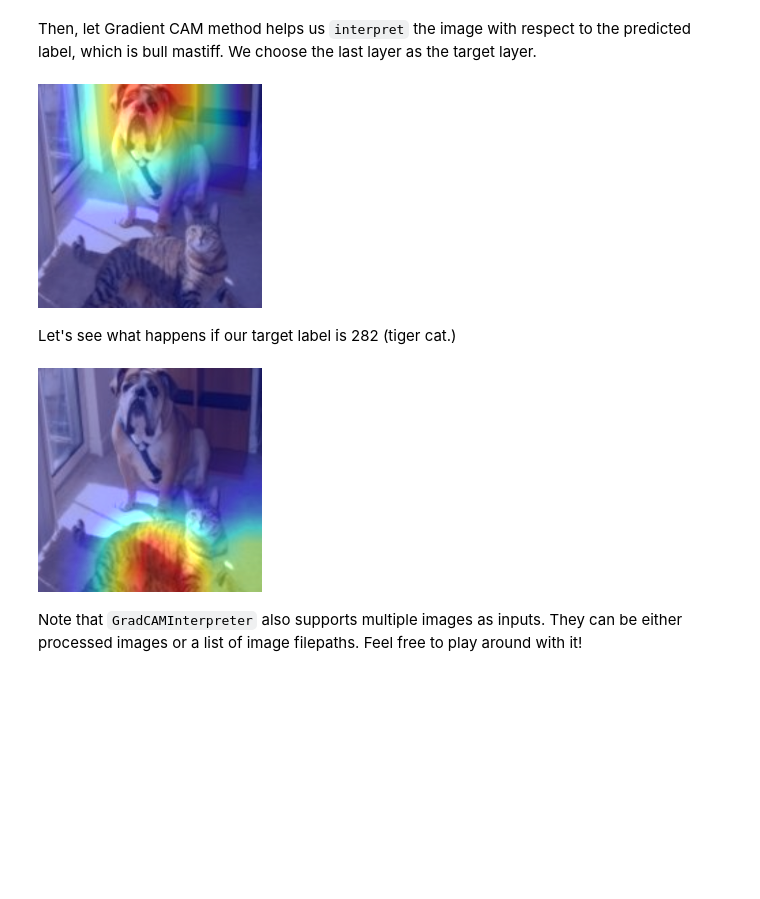
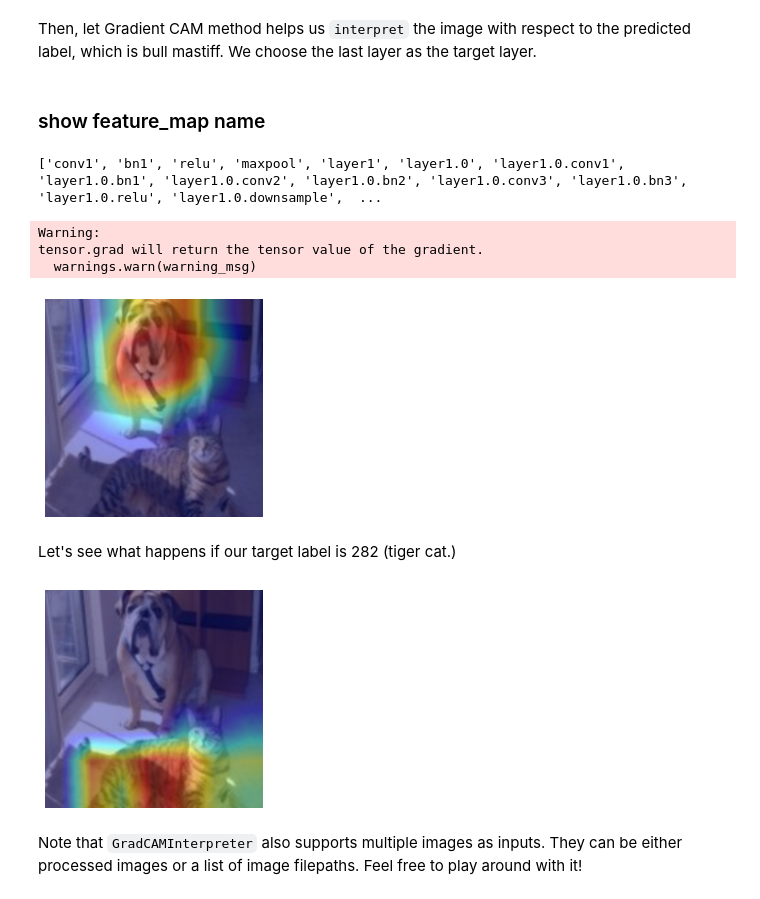
Before and after one commit to PaddlePaddle/InterpretDL, a Jupyter notebook: tutorials/grad_cam_tutorial_cv.ipynb, the cells around one changed output. Saved outputs shown, nothing was run; the diff lists cells and outputs as text; code cells hidden in the pictures; blank space fills up the shorter version.

Commit message:
update: load model from paddle2

```diff
--- a/tutorials/grad_cam_tutorial_cv.ipynb
+++ b/tutorials/grad_cam_tutorial_cv.ipynb
@@ -27,7 +10,12 @@ paddle_model.set_dict(state_dict)
+# %%
+# load from paddle.vision
+
+from paddle.vision.models import resnet50
+paddle_model = resnet50(pretrained=True)
 # %% [markdown]
 Initialize the `GradCAMInterpreter`.
 # %%
-gradcam = it.GradCAMInterpreter(paddle_model, use_cuda=True)
+gradcam = it.GradCAMInterpreter(paddle_model, use_cuda=False)
 # %% [markdown]
 Before interpreting the image, we first take a look at the original image.
 # %%
@@ -38,25 +26,37 @@ x
 [figure]
 # %% [markdown]
 Then, let Gradient CAM method helps us `interpret` the image with respect to the predicted label, which is bull mastiff. We choose the last layer as the target layer.
+# %% [markdown]
+### show feature_map name
+# %%
+layers_name = []
+for n, v in paddle_model.named_sublayers():
+    layers_name.append(n)
+print(layers_name)
+# %% [output]
+['conv1', 'bn1', 'relu', 'maxpool', 'layer1', 'layer1.0', 'layer1.0.conv1', 'layer1.0.bn1', 'layer1.0.conv2', 'layer1.0.bn2', 'layer1.0.conv3', 'layer1.0.bn3', 'layer1.0.relu', 'layer1.0.downsample',  ...
 # %%
 heatmap = gradcam.interpret(
         img_path,
-        'res5c.conv2',
-        labels=None,
+        'layer4.2.conv3',
+        label=None,
         visual=True,
         save_path=None)
 # %% [output]
+Warning:
+tensor.grad will return the tensor value of the gradient.
+  warnings.warn(warning_msg)
-[figure, old version]
+[figure, new version]
 # %% [markdown]
 Let's see what happens if our target label is 282 (tiger cat.)
 # %%
 heatmap = gradcam.interpret(
         img_path,
-        'res5c.conv2',
-        labels=282,
+        'layer4.2.conv3',
+        label=282,
         visual=True,
         save_path=None)
 # %% [output]
-[figure, old version]
+[figure, new version]
 # %% [markdown]
 Note that `GradCAMInterpreter` also supports multiple images as inputs. They can be either processed images or a list of image filepaths. Feel free to play around with it!
```
Also changed, not shown: parts of 6 cells of this notebook.
